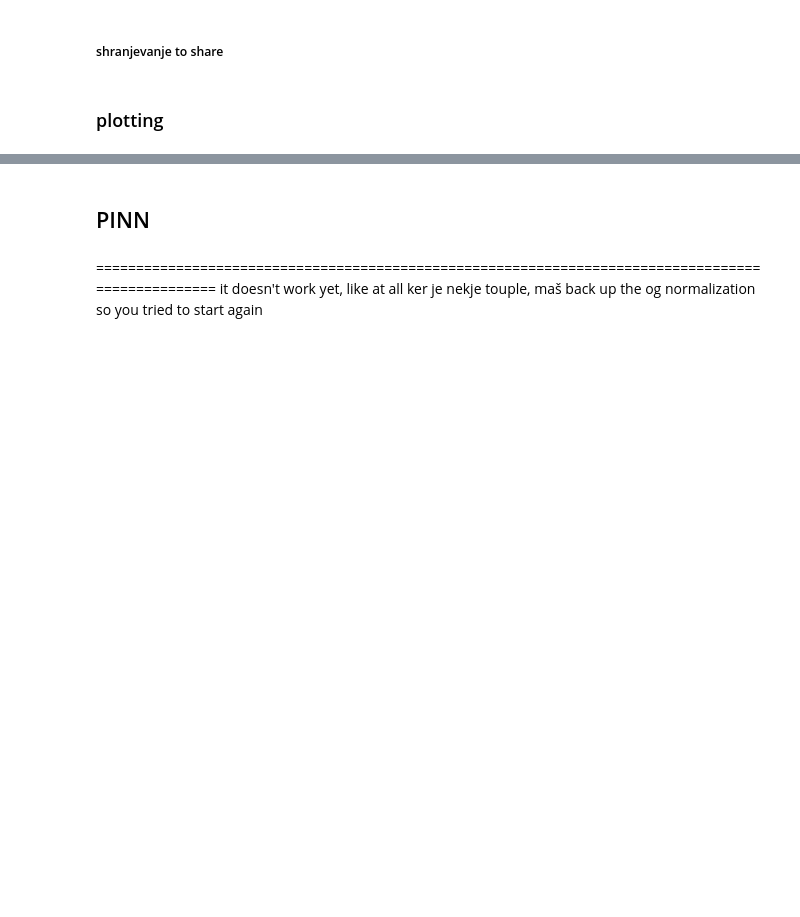
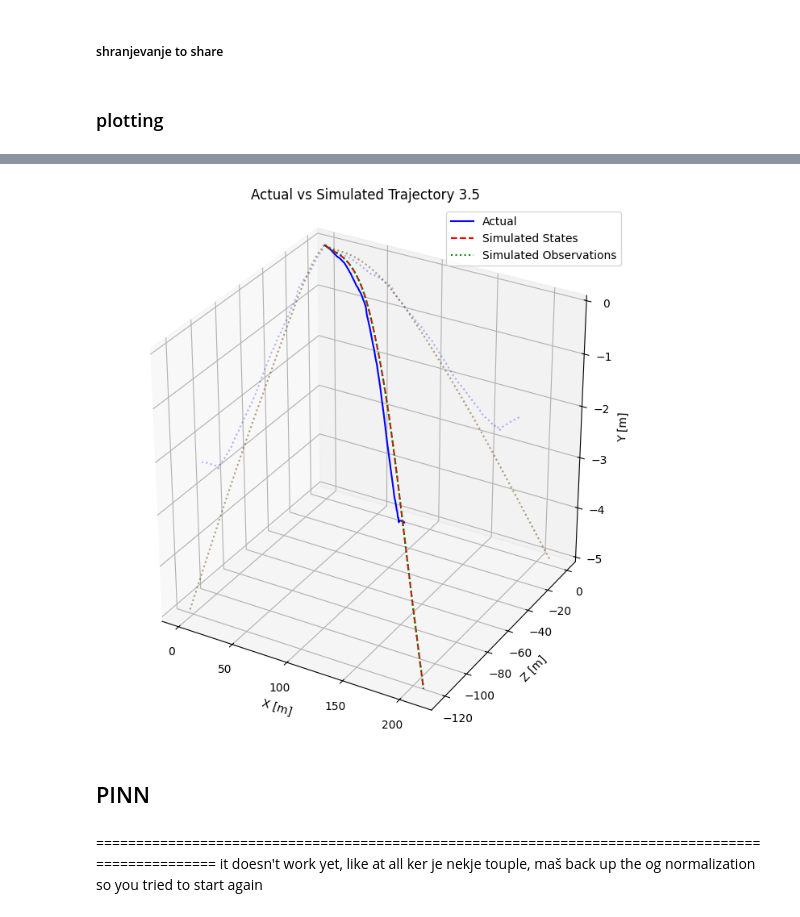
Before and after one commit to zivaheg/smucarski_skoki, a Jupyter notebook: 5normalization.ipynb, the cells around one changed output, grey strips where cells are left out. Saved outputs shown, nothing was run; the diff lists cells and outputs as text; code cells hidden in the pictures; blank space fills up the shorter version.

```diff
--- a/5normalization.ipynb
+++ b/5normalization.ipynb
@@ -314,3 +368,54 @@ plt.show()
+# %%
+import matplotlib.pyplot as plt
+from mpl_toolkits.mplot3d import Axes3D
+
+# Actual trajectory (positions only)
+actual = X_train[4][:, :3]   # X, Y, Z from actual states
+
+# Simulated states positions
+sim = X_sim[:, :3]          # X, Y, Z from simulated states
+
+# Simulated observations positions
+# Assuming Y_sim columns are at least [X, Y, Z, ...], adjust if needed
+obs = Y_sim[:, :3]
+
+Xa, Ya, Za = actual[:,0], actual[:,1], actual[:,2]
+Xs, Ys, Zs = sim[:,0], sim[:,1], sim[:,2]
+Xo, Yo, Zo = obs[:,0], obs[:,1], obs[:,2]
+
+fig = plt.figure(figsize=(10, 7))
+ax = fig.add_subplot(111, projection='3d')
+
+# Plot actual trajectory
+ax.plot3D(Xa, Za, Ya, label="Actual", color="blue")
+
+# Plot simulated states trajectory
+ax.plot3D(Xs, Zs, Ys, label="Simulated States", color="red", linestyle="--")
+
+# Plot simulated observations trajectory
+ax.plot3D(Xo, Zo, Yo, label="Simulated Observations", color="green", linestyle=":")
+
+# Ground projections (X-Z plane)
+ax.plot(Xa, 0, Ya, color="blue", alpha=0.3, linestyle=':')
+ax.plot(Xs, 0, Ys, color="red", alpha=0.3, linestyle=':')
+ax.plot(Xo, 0, Yo, color="green", alpha=0.3, linestyle=':')
+
+# Vertical projections (Z-Y plane)
+ax.plot(0, Za, Ya, color="blue", alpha=0.3, linestyle=':')
+ax.plot(0, Zs, Ys, color="red", alpha=0.3, linestyle=':')
+ax.plot(0, Zo, Yo, color="green", alpha=0.3, linestyle=':')
+
+ax.set_title("Actual vs Simulated Trajectory 3.5")
+ax.set_xlabel("X [m]")
+ax.set_ylabel("Z [m]")
+ax.set_zlabel("Y [m]")
+ax.legend()
+ax.set_box_aspect([1,1,1])
+
+plt.tight_layout()
+plt.show()
+# %% [output]
+[figure, added]
 # %% [markdown]
 ## PINN
 # %% [markdown]
```
Also changed, not shown: parts of 16 cells of this notebook, 5 other files.
